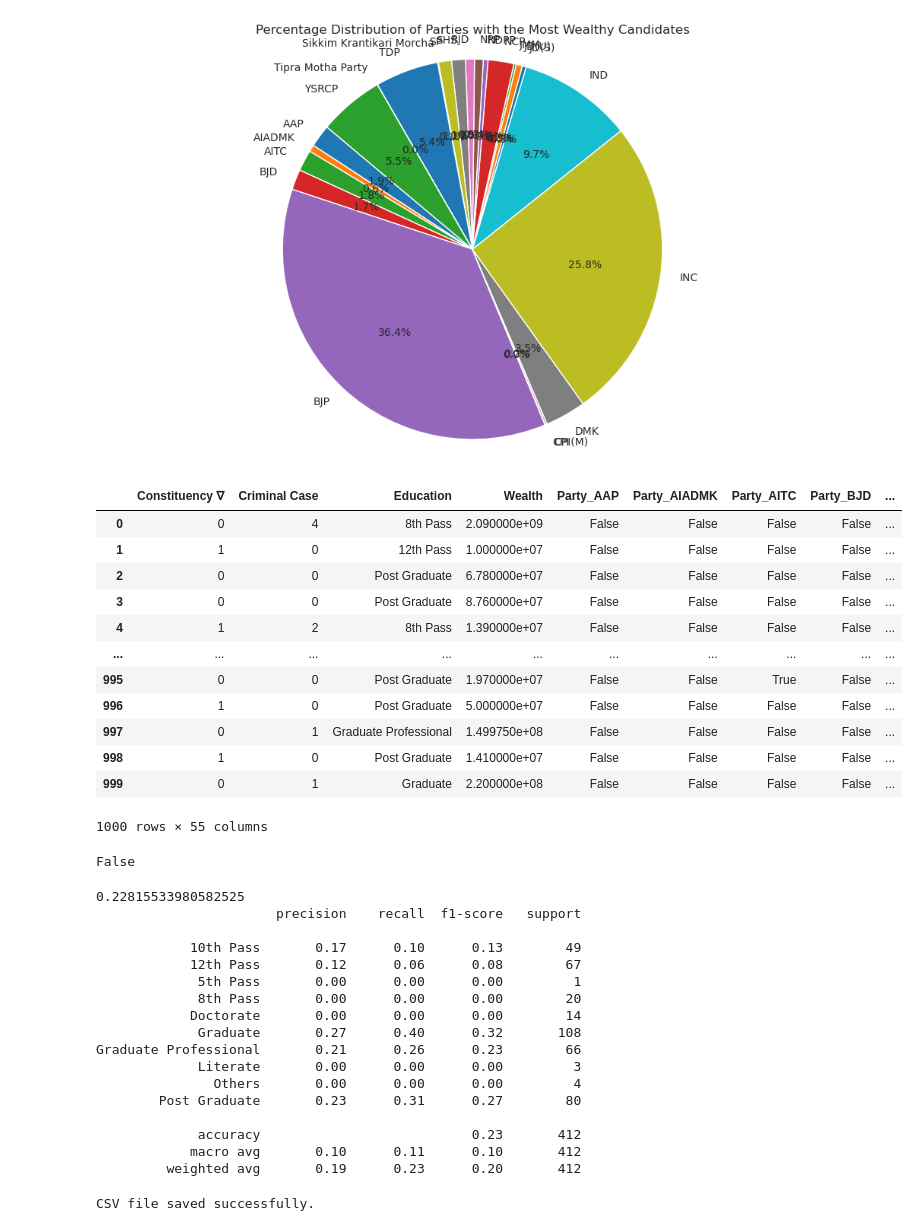
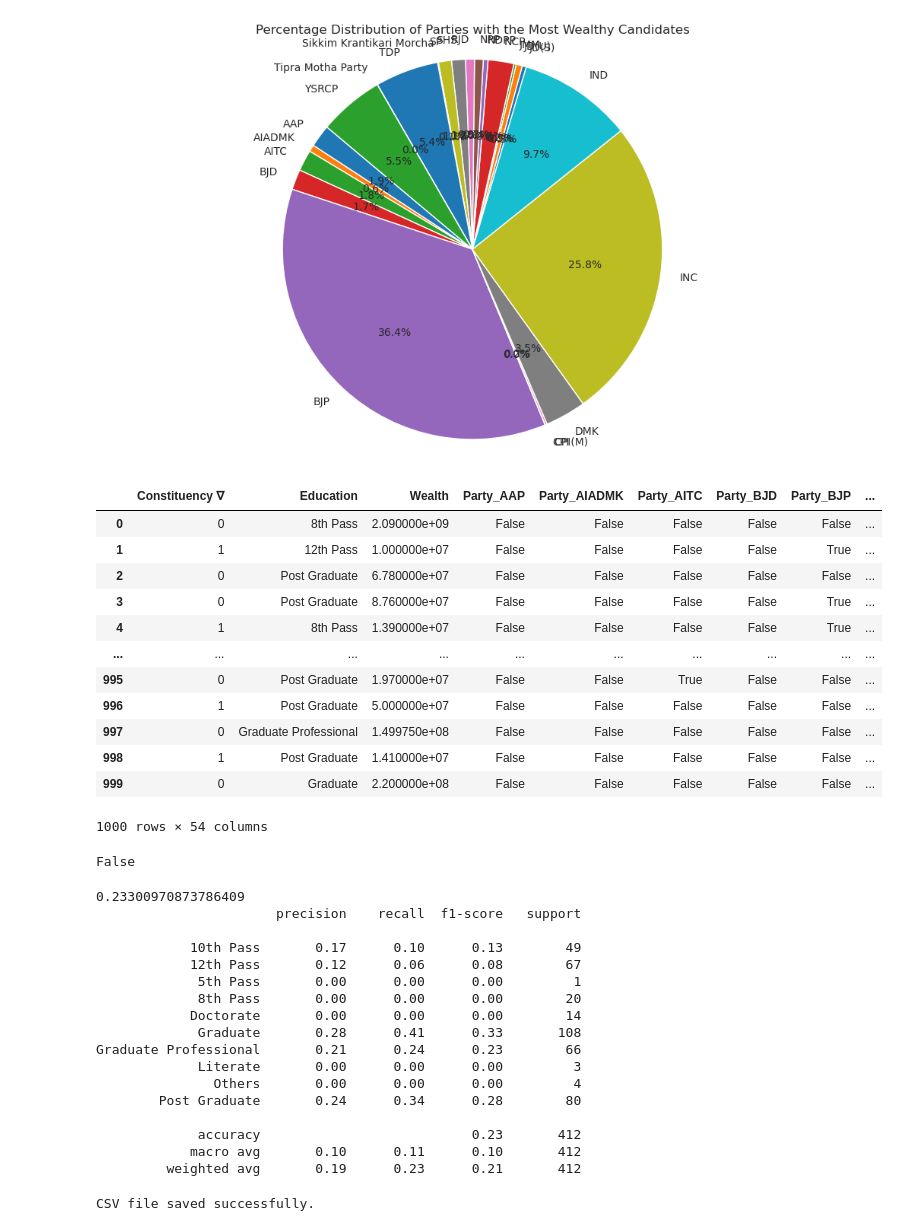
Before and after one commit to Jenil-Dobariya/Assignment3_CS253, a Jupyter notebook: model.ipynb, the cells around one changed output. Saved outputs shown, nothing was run; the diff lists cells and outputs as text; code cells hidden in the pictures.

```diff
--- a/model.ipynb
+++ b/model.ipynb
@@ -147,34 +159,34 @@ plt.show()
 # %%
 def string_to_int(value):
     if value == 'GEN':
         return 0
     elif value == 'SC':
         return 1
     else:
         return 2
 
 df['Constituency ∇'] = df['Constituency ∇'].apply(string_to_int)
 
-df = df.drop(columns=['ID', 'Candidate' ,'Total Assets', 'Liabilities'])
+df = df.drop(columns=['ID', 'Candidate' ,'Total Assets', 'Liabilities', 'Criminal Case'])
 df = pd.get_dummies(df, columns=['Party', 'state'])
 
 # df['Net']= df['Total Assets'] - df['Liabilities']
 
 df.head(1000)
 # %% [output]
-|  | Constituency ∇ | Criminal Case | Education | Wealth | Party_AAP | Party_AIADMK | Party_AITC | Party_BJD | ... |
-| 0 | 0 | 4 | 8th Pass | 2.090000e+09 | False | False | False | False | ... |
-| 1 | 1 | 0 | 12th Pass | 1.000000e+07 | False | False | False | False | ... |
-| 2 | 0 | 0 | Post Graduate | 6.780000e+07 | False | False | False | False | ... |
-| 3 | 0 | 0 | Post Graduate | 8.760000e+07 | False | False | False | False | ... |
-| 4 | 1 | 2 | 8th Pass | 1.390000e+07 | False | False | False | False | ... |
+|  | Constituency ∇ | Education | Wealth | Party_AAP | Party_AIADMK | Party_AITC | Party_BJD | Party_BJP | ... |
+| 0 | 0 | 8th Pass | 2.090000e+09 | False | False | False | False | False | ... |
+| 1 | 1 | 12th Pass | 1.000000e+07 | False | False | False | False | True | ... |
+| 2 | 0 | Post Graduate | 6.780000e+07 | False | False | False | False | False | ... |
+| 3 | 0 | Post Graduate | 8.760000e+07 | False | False | False | False | True | ... |
+| 4 | 1 | 8th Pass | 1.390000e+07 | False | False | False | False | True | ... |
 | ... | ... | ... | ... | ... | ... | ... | ... | ... | ... |
-| 995 | 0 | 0 | Post Graduate | 1.970000e+07 | False | False | True | False | ... |
-| 996 | 1 | 0 | Post Graduate | 5.000000e+07 | False | False | False | False | ... |
-| 997 | 0 | 1 | Graduate Professional | 1.499750e+08 | False | False | False | False | ... |
-| 998 | 1 | 0 | Post Graduate | 1.410000e+07 | False | False | False | False | ... |
-| 999 | 0 | 1 | Graduate | 2.200000e+08 | False | False | False | False | ... |
+| 995 | 0 | Post Graduate | 1.970000e+07 | False | False | True | False | False | ... |
+| 996 | 1 | Post Graduate | 5.000000e+07 | False | False | False | False | False | ... |
+| 997 | 0 | Graduate Professional | 1.499750e+08 | False | False | False | False | False | ... |
+| 998 | 1 | Post Graduate | 1.410000e+07 | False | False | False | False | False | ... |
+| 999 | 0 | Graduate | 2.200000e+08 | False | False | False | False | False | ... |
-1000 rows × 55 columns
+1000 rows × 54 columns
 # %%
 has_nan = df.isna().any().any()
 
@@ -196,7 +208,7 @@ y_pred = clf.predict(X_cv)
 print(accuracy_score(y_cv, y_pred))
 print(classification_report(y_cv, y_pred, zero_division=0))
 # %% [output]
-0.22815533980582525
+0.23300970873786409
                        precision    recall  f1-score   support
 
             10th Pass       0.17      0.10      0.13        49
@@ -204,15 +216,15 @@ print(classification_report(y_cv, y_pred, zero_division=0))
              5th Pass       0.00      0.00      0.00         1
              8th Pass       0.00      0.00      0.00        20
             Doctorate       0.00      0.00      0.00        14
-             Graduate       0.27      0.40      0.32       108
-Graduate Professional       0.21      0.26      0.23        66
+             Graduate       0.28      0.41      0.33       108
+Graduate Professional       0.21      0.24      0.23        66
              Literate       0.00      0.00      0.00         3
                Others       0.00      0.00      0.00         4
-        Post Graduate       0.23      0.31      0.27        80
+        Post Graduate       0.24      0.34      0.28        80
 
              accuracy                           0.23       412
             macro avg       0.10      0.11      0.10       412
-         weighted avg       0.19      0.23      0.20       412
+         weighted avg       0.19      0.23      0.21       412
 # %%
 test = pd.read_csv('test.csv')
 
```
Also changed, not shown: parts of 2 cells of this notebook, 1 other file.
